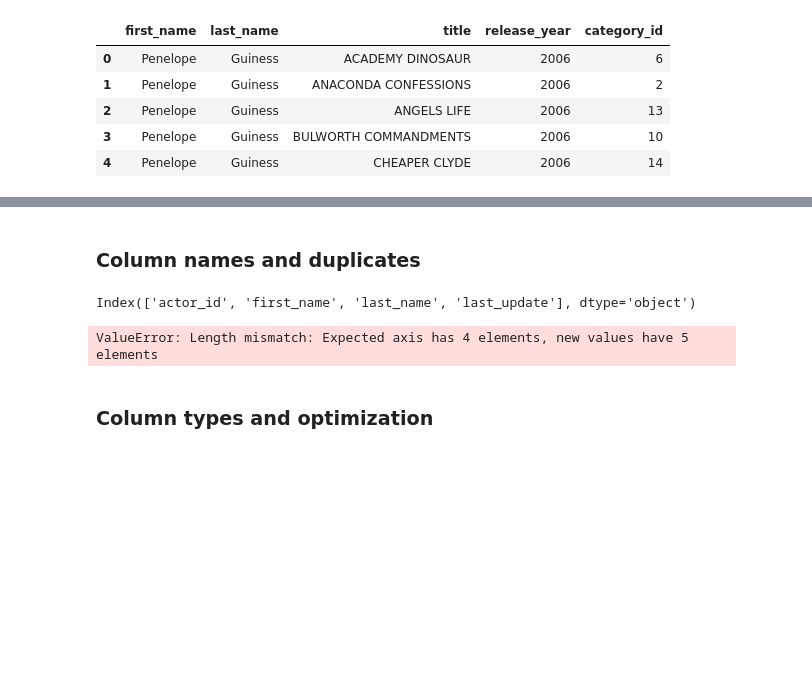
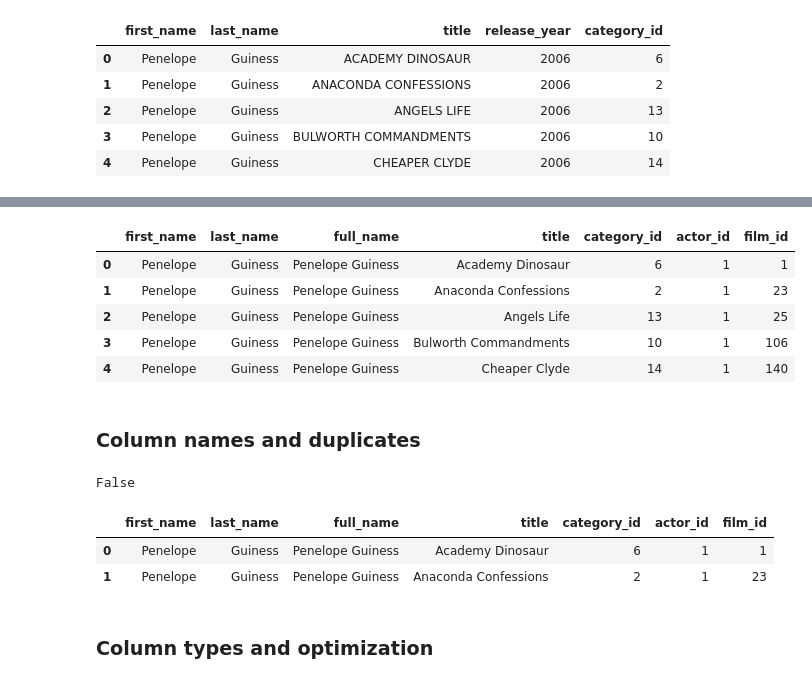
Before and after one commit to cristianecarneiro/sql-data-base-building, a Jupyter notebook: notebooks/cleaning_old_HDD.ipynb, the cells around one changed output, grey strips where cells are left out. Saved outputs shown, nothing was run; the diff lists cells and outputs as text; code cells hidden in the pictures; blank space fills up the shorter version.

```diff
--- a/notebooks/cleaning_old_HDD.ipynb
+++ b/notebooks/cleaning_old_HDD.ipynb
@@ -272,0 +271,4 @@ films_clean = pd.read_csv('/Users/criscarneiro/desktop/ironhack/6_Projects/sql-d
+# %%
+films_clean = pd.read_csv('/Users/criscarneiro/desktop/ironhack/6_Projects/sql-data-base-building/data/clean/films_clean.csv')
+# %%
+actor_clean = pd.read_csv('/Users/criscarneiro/desktop/ironhack/6_Projects/sql-data-base-building/data/clean/actor_clean.csv')
@@ -272,0 +287,2 @@ films_clean = pd.read_csv('/Users/criscarneiro/desktop/ironhack/6_Projects/sql-d
+# %%
+olddb_merge1 = pd.merge(olddb, actor_clean[['full_name','actor_id']], on='full_name', how='left')
@@ -273,6 +298,13 @@ films_clean = pd.read_csv('/Users/criscarneiro/desktop/ironhack/6_Projects/sql-d
+# %%
+olddb_merge2 = pd.merge(olddb_merge1, films_clean[['title','film_id']], on='title', how='left')
+# %%
+olddb_merge2.head()
+# %% [output]
+|  | first_name | last_name | full_name | title | category_id | actor_id | film_id |
+| 0 | Penelope | Guiness | Penelope Guiness | Academy Dinosaur | 6 | 1 | 1 |
+| 1 | Penelope | Guiness | Penelope Guiness | Anaconda Confessions | 2 | 1 | 23 |
+| 2 | Penelope | Guiness | Penelope Guiness | Angels Life | 13 | 1 | 25 |
+| 3 | Penelope | Guiness | Penelope Guiness | Bulworth Commandments | 10 | 1 | 106 |
+| 4 | Penelope | Guiness | Penelope Guiness | Cheaper Clyde | 14 | 1 | 140 |
 # %% [markdown]
 ### Column names and duplicates
-# %%
-actors.columns
-# %% [output]
-Index(['actor_id', 'first_name', 'last_name', 'last_update'], dtype='object')
@@ -283,13 +311,15 @@ newcolumns = ['actor_id', 'first_name', 'last_name', 'full_name', 'actor_last_up
-# %%
-actors.columns = newcolumns
-# %% [output]
-ValueError: Length mismatch: Expected axis has 4 elements, new values have 5 elements
 # %%
 #checking for duplicates
 
-actors.duplicated().any() #there are no duplicates
+olddb_merge2.duplicated().any() #there are no duplicates
+# %% [output]
+False
 # %%
-actors.head(2)
+olddb_merge2.head(2)
+# %% [output]
+|  | first_name | last_name | full_name | title | category_id | actor_id | film_id |
+| 0 | Penelope | Guiness | Penelope Guiness | Academy Dinosaur | 6 | 1 | 1 |
+| 1 | Penelope | Guiness | Penelope Guiness | Anaconda Confessions | 2 | 1 | 23 |
 # %% [markdown]
 ### Column types and optimization
 # %% [markdown]
```
Also changed, not shown: parts of 45 cells of this notebook, 4 other files.
